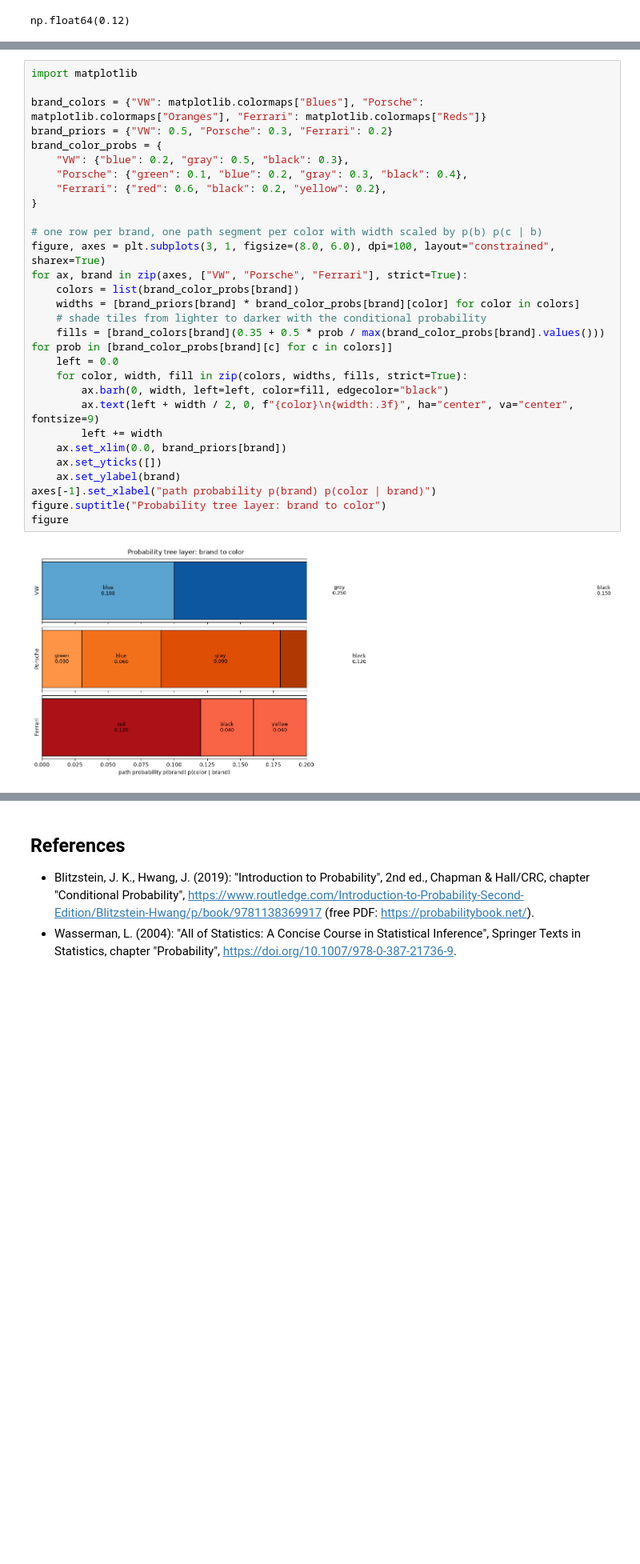
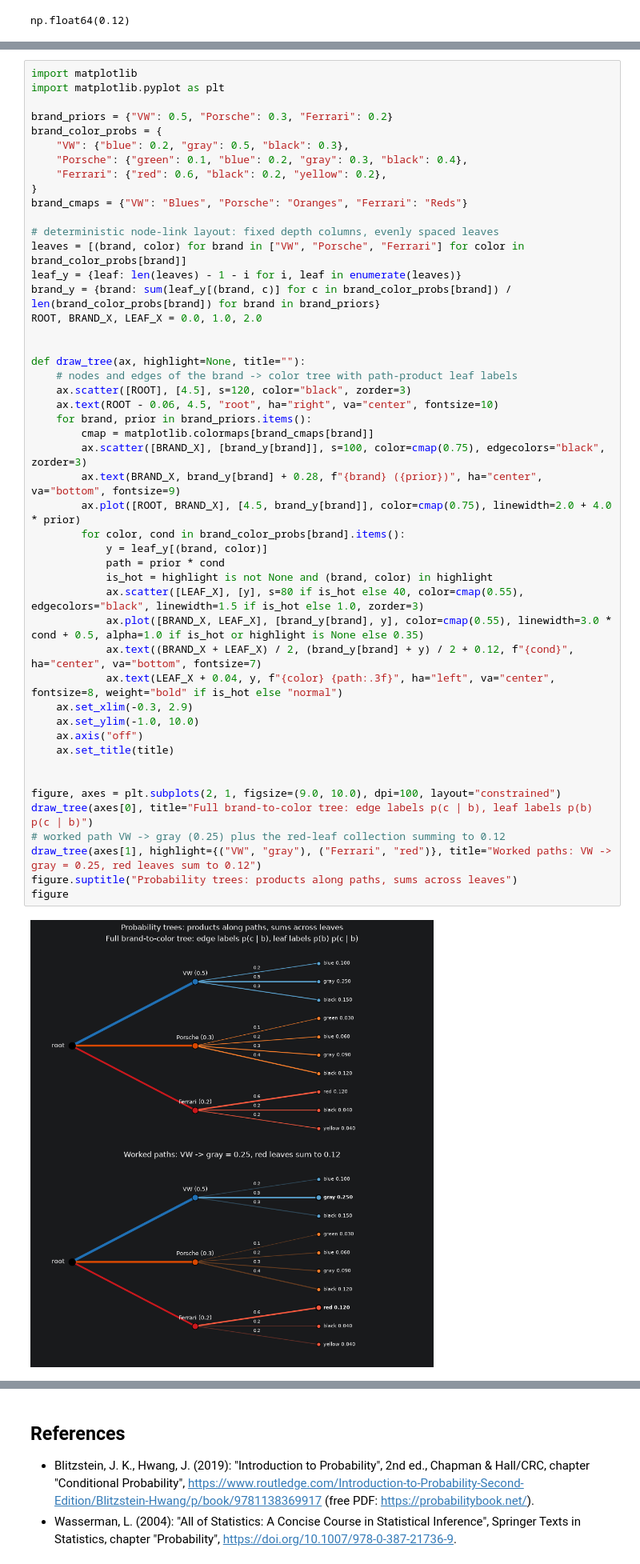
Before and after one commit to aisven/foundations-of-probability-and-statistics, a Jupyter notebook: notebooks/cars/notebook-cars-8.ipynb, the cells around one changed output, grey strips where cells are left out. Shown at 80% size. Cells and saved outputs as stored; diff of their text form; blank space fills up the shorter version.

```diff
--- a/notebooks/cars/notebook-cars-8.ipynb
+++ b/notebooks/cars/notebook-cars-8.ipynb
@@ -55,31 +59,50 @@ carries the full $0.12$ of red.
 # %%
 import matplotlib
+import matplotlib.pyplot as plt
 
-brand_colors = {"VW": matplotlib.colormaps["Blues"], "Porsche": matplotlib.colormaps["Oranges"], "Ferrari": matplotlib.colormaps["Reds"]}
 brand_priors = {"VW": 0.5, "Porsche": 0.3, "Ferrari": 0.2}
 brand_color_probs = {
     "VW": {"blue": 0.2, "gray": 0.5, "black": 0.3},
     "Porsche": {"green": 0.1, "blue": 0.2, "gray": 0.3, "black": 0.4},
     "Ferrari": {"red": 0.6, "black": 0.2, "yellow": 0.2},
 }
+brand_cmaps = {"VW": "Blues", "Porsche": "Oranges", "Ferrari": "Reds"}
 
-# one row per brand, one path segment per color with width scaled by p(b) p(c | b)
-figure, axes = plt.subplots(3, 1, figsize=(8.0, 6.0), dpi=100, layout="constrained", sharex=True)
-for ax, brand in zip(axes, ["VW", "Porsche", "Ferrari"], strict=True):
-    colors = list(brand_color_probs[brand])
-    widths = [brand_priors[brand] * brand_color_probs[brand][color] for color in colors]
-    # shade tiles from lighter to darker with the conditional probability
-    fills = [brand_colors[brand](0.35 + 0.5 * prob / max(brand_color_probs[brand].values())) for prob in [brand_color_probs[brand][c] for c in colors]]
-    left = 0.0
-    for color, width, fill in zip(colors, widths, fills, strict=True):
-        ax.barh(0, width, left=left, color=fill, edgecolor="black")
-        ax.text(left + width / 2, 0, f"{color}\n{width:.3f}", ha="center", va="center", fontsize=9)
-        left += width
-    ax.set_xlim(0.0, brand_priors[brand])
-    ax.set_yticks([])
-    ax.set_ylabel(brand)
-axes[-1].set_xlabel("path probability p(brand) p(color | brand)")
-figure.suptitle("Probability tree layer: brand to color")
+# deterministic node-link layout: fixed depth columns, evenly spaced leaves
+leaves = [(brand, color) for brand in ["VW", "Porsche", "Ferrari"] for color in brand_color_probs[brand]]
+leaf_y = {leaf: len(leaves) - 1 - i for i, leaf in enumerate(leaves)}
+brand_y = {brand: sum(leaf_y[(brand, c)] for c in brand_color_probs[brand]) / len(brand_color_probs[brand]) for brand in brand_priors}
+ROOT, BRAND_X, LEAF_X = 0.0, 1.0, 2.0
+
+
+def draw_tree(ax, highlight=None, title=""):
+    # nodes and edges of the brand -> color tree with path-product leaf labels
+    ax.scatter([ROOT], [4.5], s=120, color="black", zorder=3)
+    ax.text(ROOT - 0.06, 4.5, "root", ha="right", va="center", fontsize=10)
+    for brand, prior in brand_priors.items():
+        cmap = matplotlib.colormaps[brand_cmaps[brand]]
+        ax.scatter([BRAND_X], [brand_y[brand]], s=100, color=cmap(0.75), edgecolors="black", zorder=3)
+        ax.text(BRAND_X, brand_y[brand] + 0.28, f"{brand} ({prior})", ha="center", va="bottom", fontsize=9)
+        ax.plot([ROOT, BRAND_X], [4.5, brand_y[brand]], color=cmap(0.75), linewidth=2.0 + 4.0 * prior)
+        for color, cond in brand_color_probs[brand].items():
+            y = leaf_y[(brand, color)]
+            path = prior * cond
+            is_hot = highlight is not None and (brand, color) in highlight
+            ax.scatter([LEAF_X], [y], s=80 if is_hot else 40, color=cmap(0.55), edgecolors="black", linewidth=1.5 if is_hot else 1.0, zorder=3)
+            ax.plot([BRAND_X, LEAF_X], [brand_y[brand], y], color=cmap(0.55), linewidth=3.0 * cond + 0.5, alpha=1.0 if is_hot or highlight is None else 0.35)
+            ax.text((BRAND_X + LEAF_X) / 2, (brand_y[brand] + y) / 2 + 0.12, f"{cond}", ha="center", va="bottom", fontsize=7)
+            ax.text(LEAF_X + 0.04, y, f"{color} {path:.3f}", ha="left", va="center", fontsize=8, weight="bold" if is_hot else "normal")
+    ax.set_xlim(-0.3, 2.9)
+    ax.set_ylim(-1.0, 10.0)
+    ax.axis("off")
+    ax.set_title(title)
+
+
+figure, axes = plt.subplots(2, 1, figsize=(9.0, 10.0), dpi=100, layout="constrained")
+draw_tree(axes[0], title="Full brand-to-color tree: edge labels p(c | b), leaf labels p(b) p(c | b)")
+# worked path VW -> gray (0.25) plus the red-leaf collection summing to 0.12
+draw_tree(axes[1], highlight={("VW", "gray"), ("Ferrari", "red")}, title="Worked paths: VW -> gray = 0.25, red leaves sum to 0.12")
+figure.suptitle("Probability trees: products along paths, sums across leaves")
 figure
 # %% [output]
-[figure, old version]
+[figure, new version]
```
Also changed, not shown: parts of 5 cells of this notebook, 13 other files.
